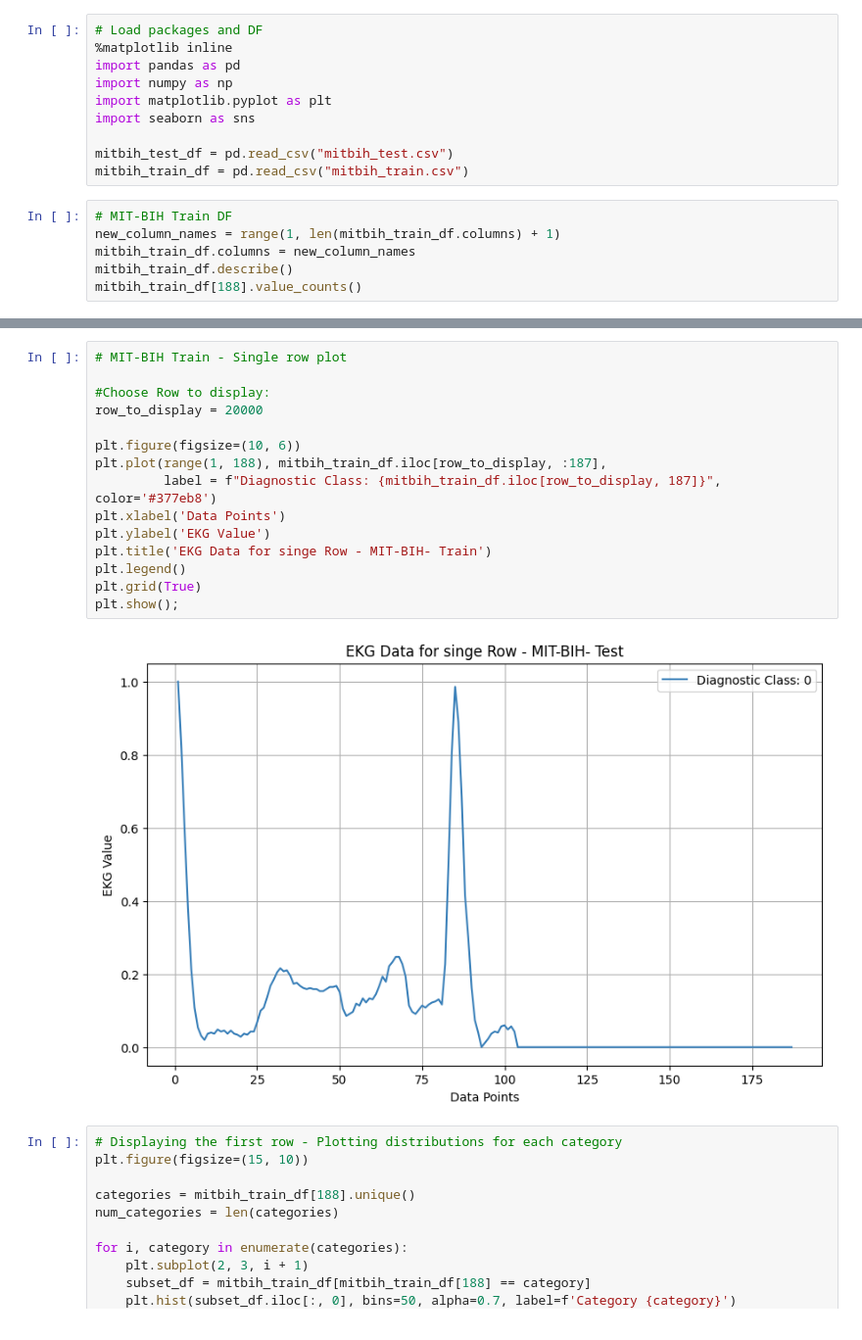
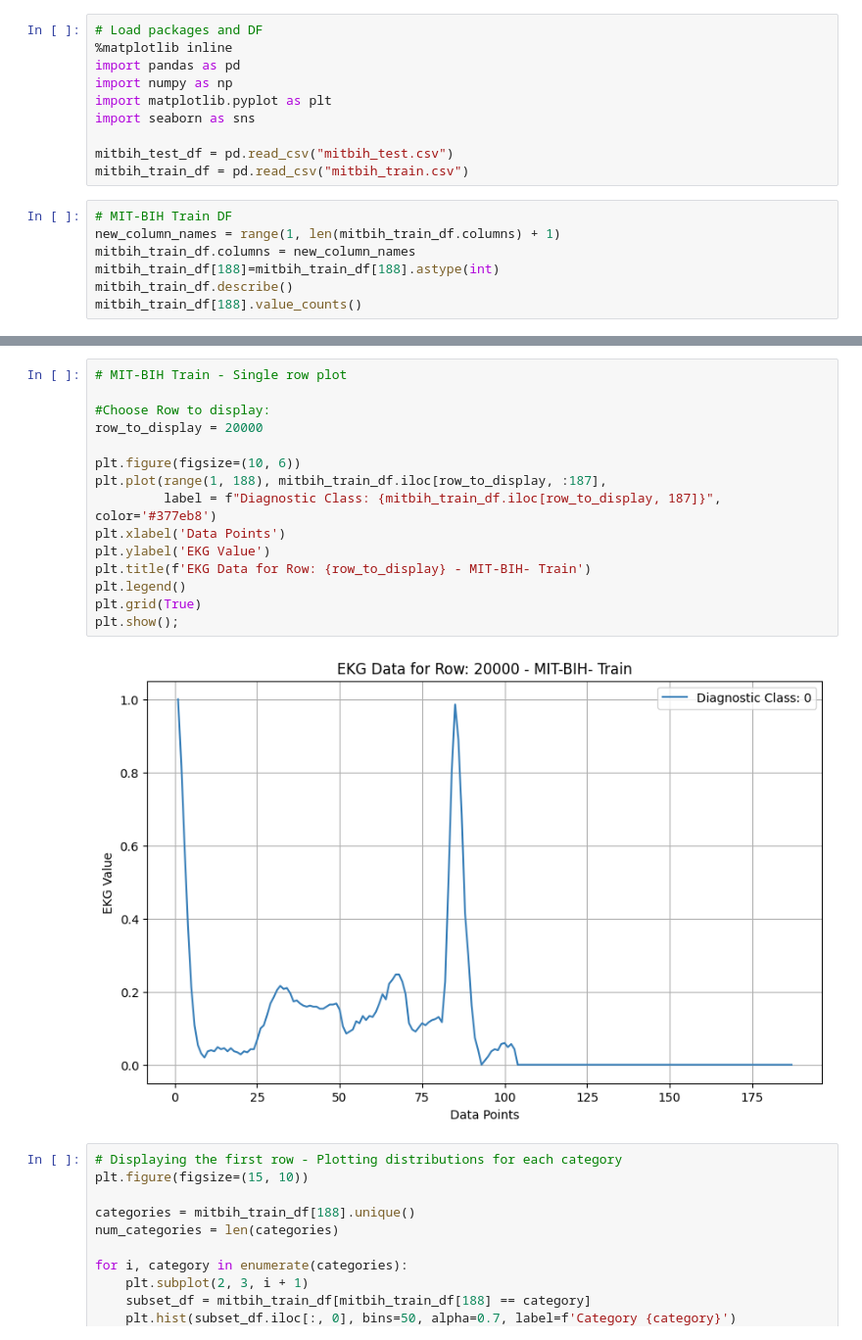
Before and after one commit to tubetraveller/heartbeat_dst, a Jupyter notebook: mit_bih_exploration_notebook.ipynb, the cells around one changed output, grey strips where cells are left out. Shown at 98% size. Drawn from its saved outputs; the diff is of its cells as text.

```diff
--- a/mit_bih_exploration_notebook.ipynb
+++ b/mit_bih_exploration_notebook.ipynb
@@ -12,6 +12,7 @@ mitbih_train_df = pd.read_csv("mitbih_train.csv")
 # MIT-BIH Train DF
 new_column_names = range(1, len(mitbih_train_df.columns) + 1)
 mitbih_train_df.columns = new_column_names
+mitbih_train_df[188]=mitbih_train_df[188].astype(int)
 mitbih_train_df.describe()
 mitbih_train_df[188].value_counts()
 # %% [output]
@@ -75,20 +77,20 @@ plt.show()
 # %%
 # MIT-BIH Train - Single row plot
 
 #Choose Row to display:
 row_to_display = 20000
 
 plt.figure(figsize=(10, 6))
 plt.plot(range(1, 188), mitbih_train_df.iloc[row_to_display, :187],
          label = f"Diagnostic Class: {mitbih_train_df.iloc[row_to_display, 187]}", color='#377eb8')
 plt.xlabel('Data Points')
 plt.ylabel('EKG Value')
-plt.title('EKG Data for singe Row - MIT-BIH- Train')
+plt.title(f'EKG Data for Row: {row_to_display} - MIT-BIH- Train')
 plt.legend()
 plt.grid(True)
 plt.show();
 # %% [output]
-[figure, old version]
+[figure, new version]
 # %%
 # Displaying the first row - Plotting distributions for each category
 plt.figure(figsize=(15, 10))
```
Also changed, not shown: parts of 4 cells of this notebook, 1 other file.
